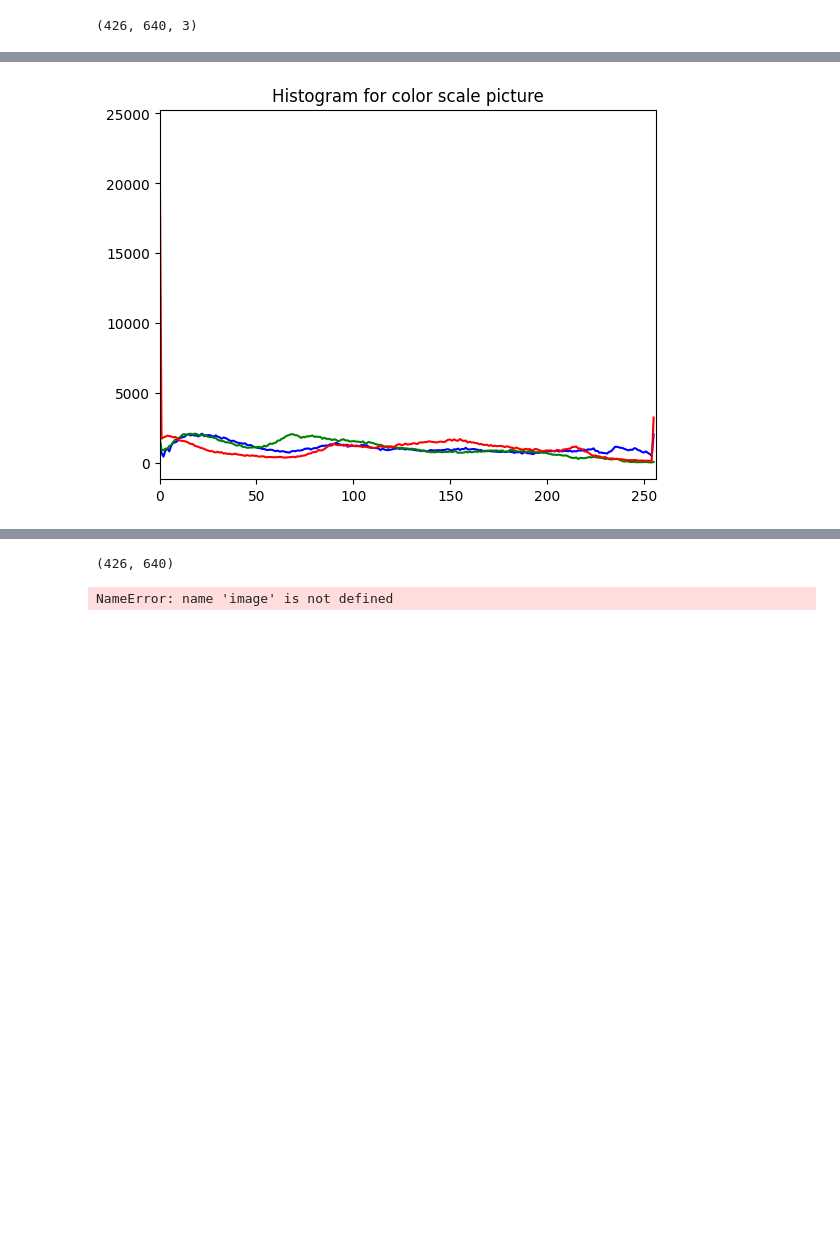
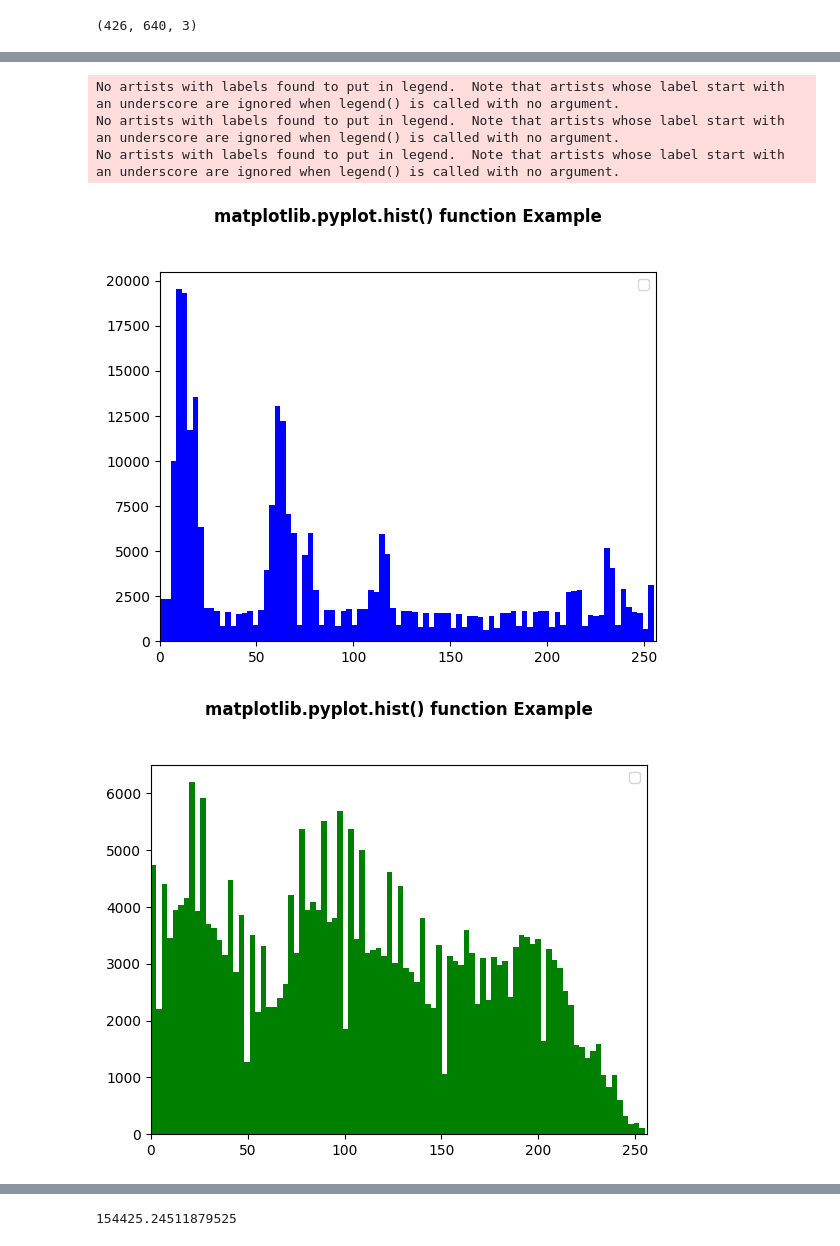
Before and after one commit to IS-CG/cg22-project-Abobus, a Jupyter notebook: check.ipynb, the cells around one changed output, grey strips where cells are left out. Cells and saved outputs as stored; diff of their text form; code cells hidden in the pictures; blank space fills up the shorter version.

Commit message:
fix auto_contrast

```diff
--- a/check.ipynb
+++ b/check.ipynb
@@ -60,0 +221,23 @@ img_array.shape
+# %%
+def modified_auto_contast(img):
+    img_h, img_w, channels = img.shape
+    new_img = img.copy()
+    new_img = cv2.cvtColor(new_img, cv2.COLOR_RGB2YCrCb)
+
+    hist = auto_contrast_correction(new_img[:, :, 0], 0.1)
+
+    for i in range(img_h):
+        for j in range(img_w):
+            new_img[i, j, 0] = hist[img[i, j, 0]]
+
+    new_img = cv2.cvtColor(new_img, cv2.COLOR_YCrCb2RGB)
+    return img
+
+def image_channel_from_hist(hist, img_channel):
+    cs = hist.cumsum()
+    nj = (cs - cs.min()) * 255
+    N = cs.max() - cs.min()
+    cs = nj / N
+    cs = cs.astype('uint8')
+    img_channel = cs[img_channel.flatten()].reshape(img_channel.shape)
+    return img_channel
@@ -61,14 +259,36 @@ img_array.shape
 # %%
 import cv2
 import numpy as np
 from matplotlib import pyplot as plt
+import io
+
 
 color = ('b','g','r')
+# img_cv = auto_contrast_correction(img_array)
+new_img = np.zeros(img_array.shape, dtype=np.uint8)
+histograms, images = [], []
+
 for channel,col in enumerate(color):
-    channel_hist = ImageHistPlotter.compute_hist_for_channel(img_array[:, :, channel], 0)
-    plt.plot(channel_hist, color = col)
+    img_c = img_array[:, :, channel]
+
+    histr = auto_contrast_correction(
+        img_c,
+        ignore_range=0.5
+        )
+    # cs = histr.cumsum()
+    # img_c = histr[img_c.flatten()].reshape(img_c.shape)
+    img_c = image_channel_from_hist(histr, img_c)
+
+    histograms += [get_hist_array(img_c, col)]
+    images += [img_c]
+    new_img[:, :, channel] = img_c
+    # plt.plot(histr)
     plt.xlim([0,256])
 plt.title('Histogram for color scale picture')
 plt.show()
 # %% [output]
+No artists with labels found to put in legend.  Note that artists whose label start with an underscore are ignored when legend() is called with no argument.
+No artists with labels found to put in legend.  Note that artists whose label start with an underscore are ignored when legend() is called with no argument.
+No artists with labels found to put in legend.  Note that artists whose label start with an underscore are ignored when legend() is called with no argument.
-[figure, old version]
+[figure, new version]
+[figure, added]
@@ -75,4 +295,0 @@ plt.show()
-# %%
-cv2.cvtColor(img_array, cv2.COLOR_RGB2GRAY)
-# %% [output]
-(426, 640)
@@ -115,20 +296,4 @@ def auto_correction(img):
-# %%
-import cv2
-import numpy as np
-from matplotlib import pyplot as plt
-
-
-color = ('b','g','r')
-img_cv = auto_correction(np.array(img))
-for channel,col in enumerate(color):
-    histr = cv2.calcHist(images=[img_cv],
-                         channels=[channel],
-                         mask=None,
-                         histSize=[256],
-                         ranges=[0,256])
-    plt.plot(histr,color = col)
-    plt.xlim([0,256])
-plt.title('Histogram for color scale picture')
-plt.show()
-# %% [output]
-NameError: name 'image' is not defined
+# %%
+np.linalg.norm(new_img - img_array)
+# %% [output]
+154425.24511879525
```
Also changed, not shown: parts of 12 cells of this notebook.
